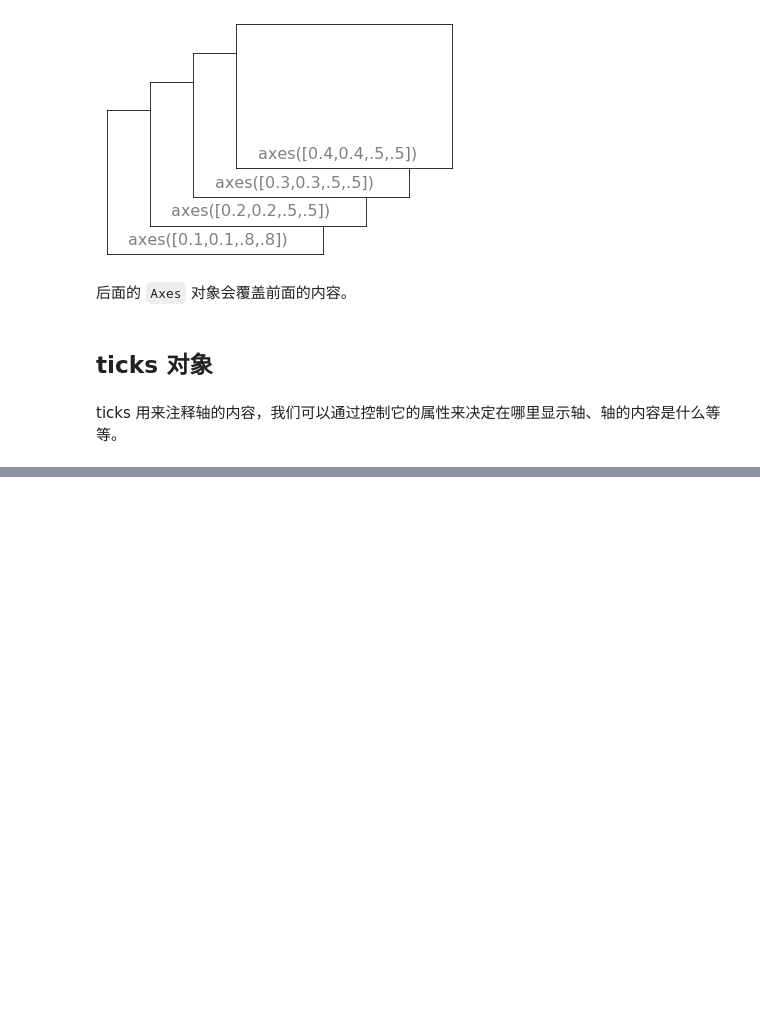
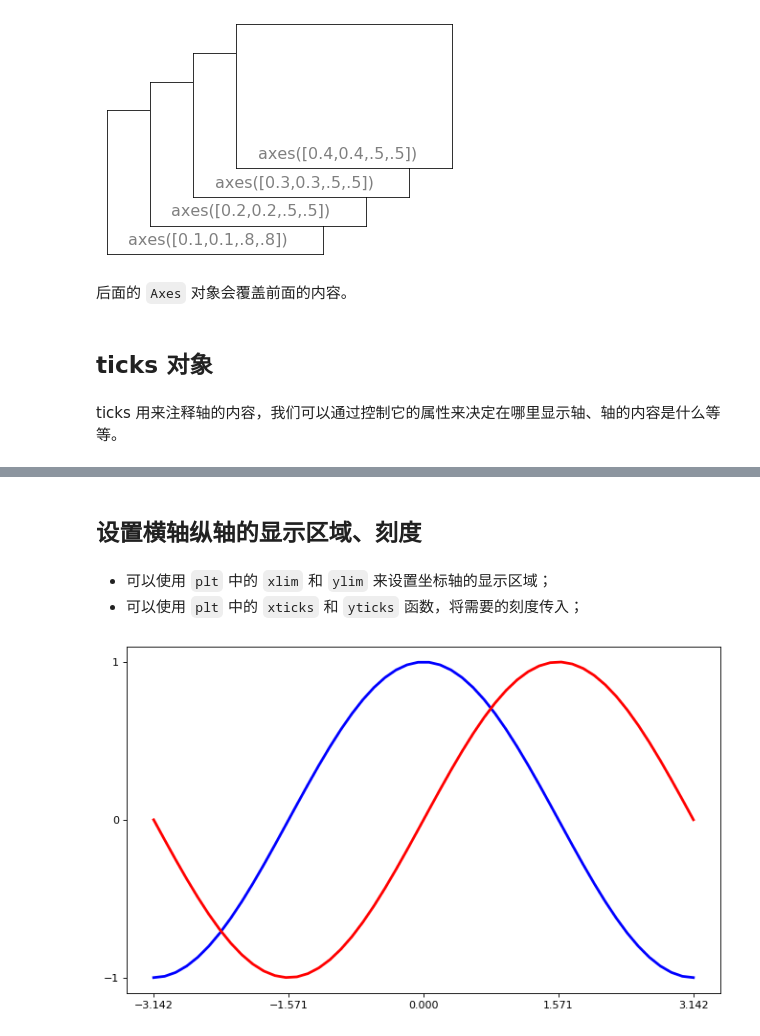
Before and after one commit to foreverimay/python_notes, a Jupyter notebook: Matplotlib介绍.ipynb, the cells around one changed output, grey strips where cells are left out. Cells and saved outputs as stored; diff of their text form; code cells hidden in the pictures; blank space fills up the shorter version.

```diff
--- a/Matplotlib介绍.ipynb
+++ b/Matplotlib介绍.ipynb
@@ -1127,0 +1185,29 @@ ticks 用来注释轴的内容，我们可以通过控制它的属性来决定
+# %% [markdown]
+## 设置横轴纵轴的显示区域、刻度
+# %% [markdown]
+* 可以使用 `plt` 中的 `xlim` 和 `ylim` 来设置坐标轴的显示区域；
+* 可以使用 `plt` 中的 `xticks` 和 `yticks` 函数，将需要的刻度传入；
+# %%
+# 设置图像大小
+p = plt.figure(figsize=(10,6), dpi=80)
+
+# 画图，指定颜色，线宽，类型
+p = plt.plot(x, c, 'b-',x, s, 'r-', linewidth=2.5)
+
+########################################################################
+
+# 设置显示范围
+p = plt.xlim(x.min() * 1.1, x.max() * 1.1)
+p = plt.ylim(c.min() * 1.1, c.max() * 1.1)
+###########################################################################
+
+# 设置刻度
+p = plt.xticks([-np.pi, -np.pi/2, 0, np.pi/2, np.pi])
+p = plt.yticks([-1, 0, 1])
+
+########################################################################
+
+# 在脚本中需要加上这句才会显示图像
+# plt.show()
+# %% [output]
+[figure, added]
```
Also changed, not shown: parts of 54 cells of this notebook.
